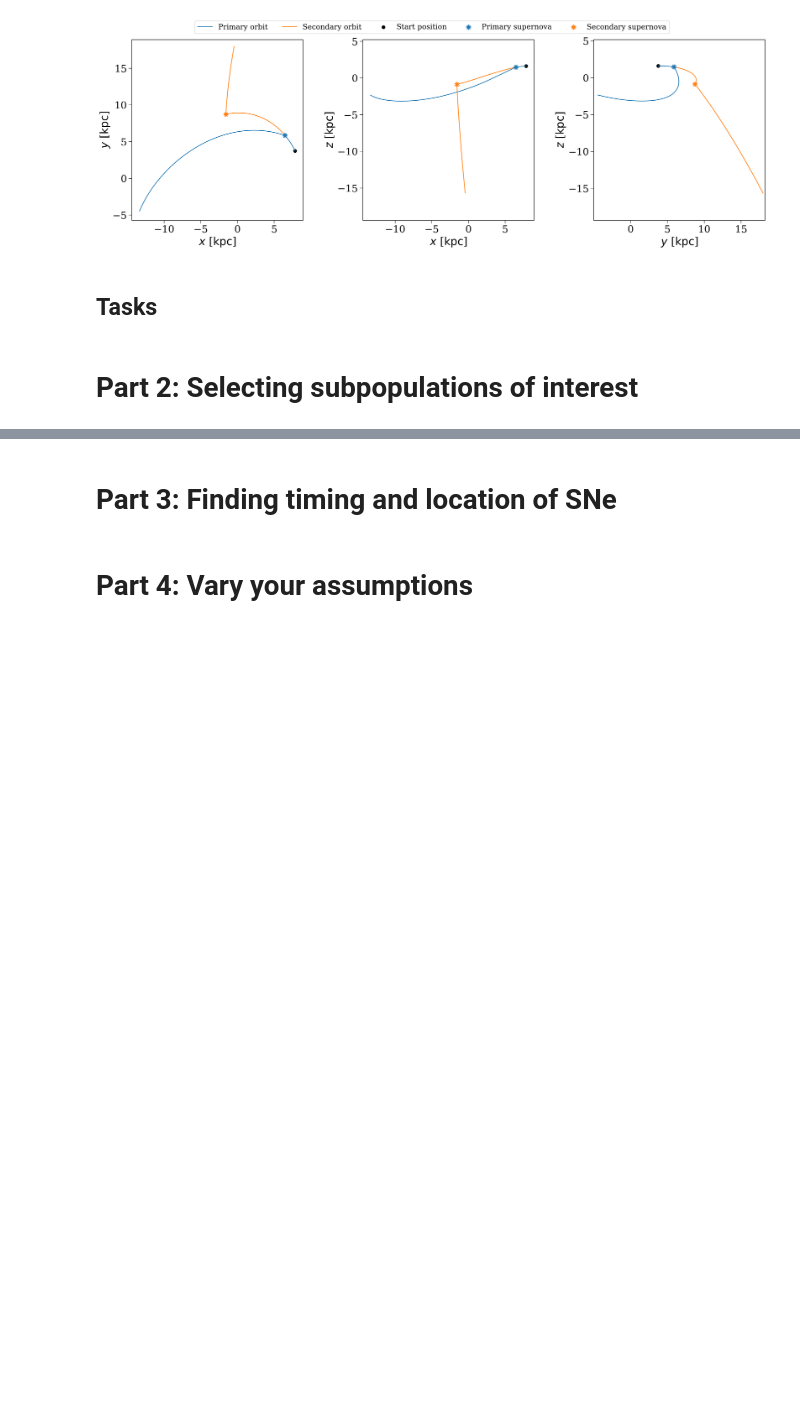
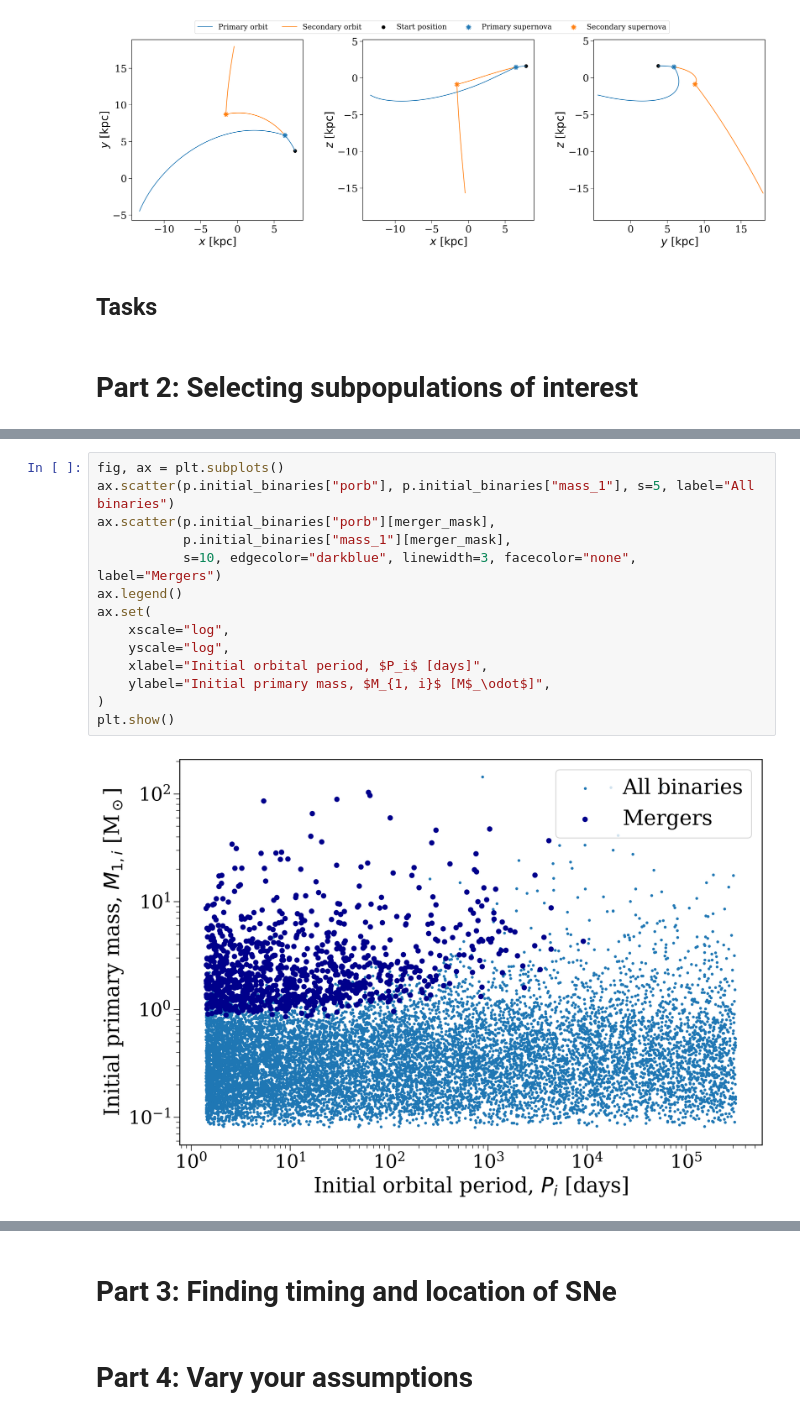
Before and after one commit to TeamCogsworth/cogsworth-school, a Jupyter notebook: notebooks/astronuc.ipynb, the cells around one changed output, grey strips where cells are left out. Drawn from its saved outputs; the diff is of its cells as text; blank space fills up the shorter version.

```diff
--- a/notebooks/astronuc.ipynb
+++ b/notebooks/astronuc.ipynb
@@ -198,0 +263,16 @@ plt.show()
+# %%
+fig, ax = plt.subplots()
+ax.scatter(p.initial_binaries["porb"], p.initial_binaries["mass_1"], s=5, label="All binaries")
+ax.scatter(p.initial_binaries["porb"][merger_mask],
+           p.initial_binaries["mass_1"][merger_mask],
+           s=10, edgecolor="darkblue", linewidth=3, facecolor="none", label="Mergers")
+ax.legend()
+ax.set(
+    xscale="log",
+    yscale="log",
+    xlabel="Initial orbital period, $P_i$ [days]",
+    ylabel="Initial primary mass, $M_{1, i}$ [M$_\odot$]",
+)
+plt.show()
+# %% [output]
+[figure, added]
```
Also changed, not shown: parts of 12 cells of this notebook, 6 other files.
